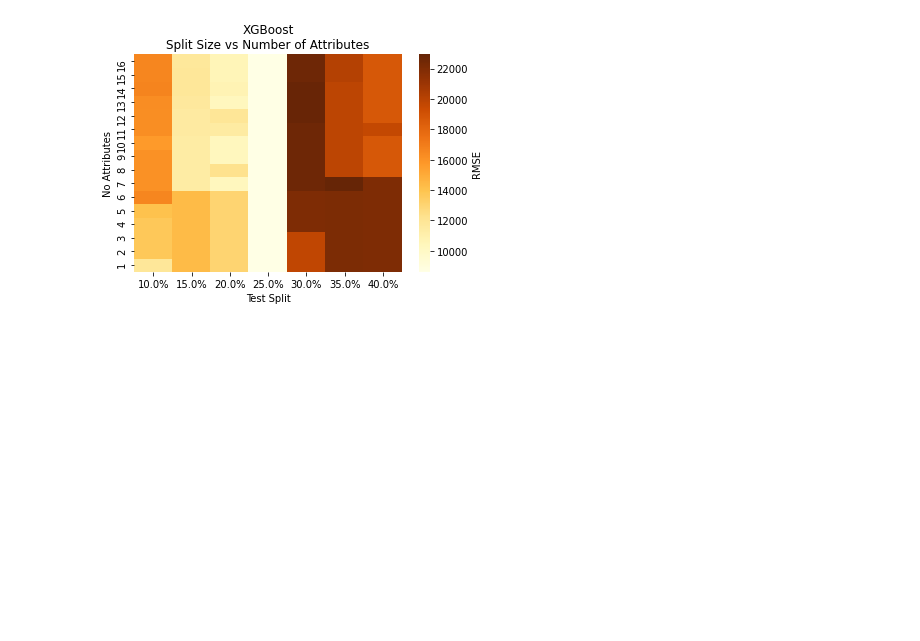
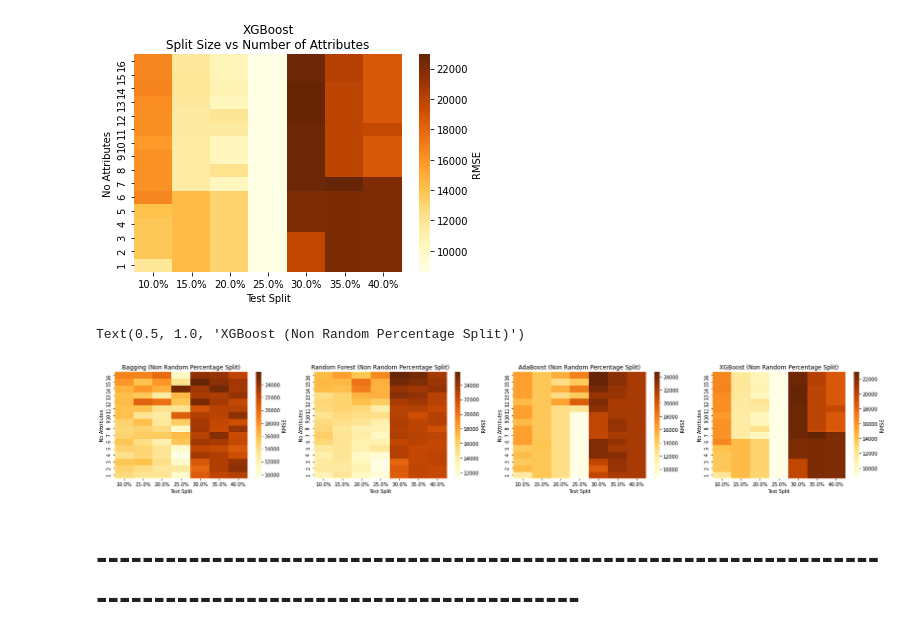
Before and after one commit to azzubair01/Time-Series-Forecasting, a Jupyter notebook: 2) Model Optimisation/Percentage Split/Not Random/Heatmap Generation.ipynb, the cells around one changed output. Drawn from its saved outputs; the diff is of its cells as text; code cells hidden in the pictures; blank space fills up the shorter version.

```diff
--- a/2) Model Optimisation/Percentage Split/Not Random/Heatmap Generation.ipynb
+++ b/2) Model Optimisation/Percentage Split/Not Random/Heatmap Generation.ipynb
@@ -126,5 +176,27 @@ The recommended parameter is test size = 25.0% & No of top attributes =  1
 # %%
-generate_optimisation_heatmap(xgboost_df,'XGBoost')
+xgboost = generate_optimisation_heatmap(xgboost_df,'XGBoost')
 # %% [output]
 The recommended parameter is test size = 25.0% & No of top attributes =  4
 [figure]
+# %%
+import seaborn as sns
+
+percent_test_size =[]
+for i in range(len(bagging.columns)):
+    percent_test_size.append('{percent:.1%}'.format(percent=bagging.columns[i]))
+
+f,(ax1,ax2,ax3, ax4) = plt.subplots(1, 4, sharey = False, sharex = False, figsize=(28,4))
+g1 = sns.heatmap(bagging, annot=False,cmap="YlOrBr",cbar_kws={'label': 'RMSE'},xticklabels=percent_test_size, ax=ax1).invert_yaxis()
+g2 = sns.heatmap(random_forest, annot=False,cmap="YlOrBr",cbar_kws={'label': 'RMSE'},xticklabels=percent_test_size, ax=ax2).invert_yaxis()
+g3 = sns.heatmap(adaboost, annot=False,cmap="YlOrBr",cbar_kws={'label': 'RMSE'},xticklabels=percent_test_size, ax=ax3).invert_yaxis()
+g4 = sns.heatmap(xgboost, annot=False,cmap="YlOrBr",cbar_kws={'label': 'RMSE'},xticklabels=percent_test_size, ax=ax4).invert_yaxis()
+
+ax1.set_title('Bagging (Non Random Percentage Split)')
+ax2.set_title('Random Forest (Non Random Percentage Split)')
+ax3.set_title('AdaBoost (Non Random Percentage Split)')
+ax4.set_title('XGBoost (Non Random Percentage Split)')
+# %% [output]
+Text(0.5, 1.0, 'XGBoost (Non Random Percentage Split)')
+[figure, added]
+# %% [markdown]
+# --------------------------------------------------------------------------------------------------------------
```
Also changed, not shown: parts of 15 cells of this notebook, 9 other files.
